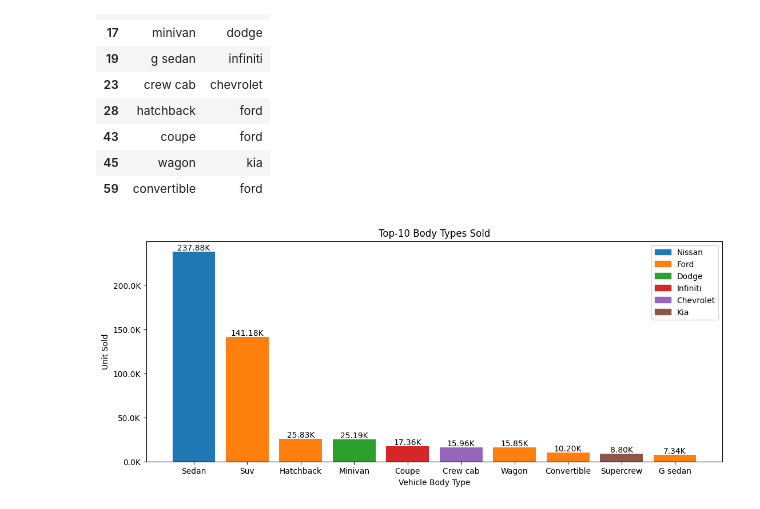
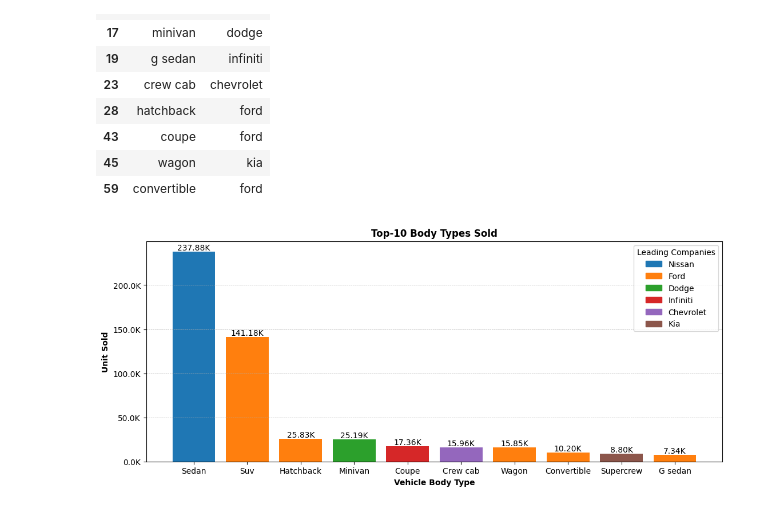
Before and after one commit to pranay-authankar/vehicle_sales_analytics, a Jupyter notebook: notebook/4_data_analysis.ipynb, the cells around one changed output. Cells and saved outputs as stored; diff of their text form; code cells hidden in the pictures.

Commit message:
11-09: added 1 chart, proceed with insight-14

```diff
--- a/notebook/4_data_analysis.ipynb
+++ b/notebook/4_data_analysis.ipynb
@@ -472,36 +472,43 @@ top_body_make_color_refer
 # %%
 # Graph
 
 plt.figure(figsize = (13, 5))
 
 x_axis = top_10_body["body"].str.capitalize()
 y_axis = top_10_body["units_sold"]
 
 companies = top_body_make_color_refer["make"].unique()
 
+# Color Allotment
 colors = plt.cm.tab10(range(len(companies)))
 color_map = dict(zip(companies, colors))
 bar_colors = top_body_make_color_refer["make"].map(color_map)
 
+# Plotting
 bars = plt.bar(x_axis, y_axis, color = bar_colors)
 plt.bar_label(bars, labels = [f"{x/1000:.2f}K" for x in bars.datavalues])
 
+# Formatting
 plt.gca().yaxis.set_major_formatter(
     ticker.FuncFormatter(lambda x, pos: f"{x/1000}K")
 )
 
+plt.grid(axis = "y", linestyle = "--", linewidth = 0.5)
+
+# Legend
 legend_items = [
     Patch(color = color_map[company], label = company.capitalize())
     for company in color_map
 ]
 
-plt.legend(handles = legend_items)
+plt.legend(handles = legend_items, title = "Leading Companies")
 
+# labels
+plt.xlabel("Vehicle Body Type", fontweight = "bold")
+plt.ylabel("Unit Sold", fontweight = "bold")
+plt.title("Top-10 Body Types Sold", fontweight = "bold", fontsize = 12)
 
-plt.xlabel("Vehicle Body Type")
-plt.ylabel("Unit Sold")
-plt.title("Top-10 Body Types Sold")
-
+plt.savefig("../charts/top_10_leading_body_types.png")
 plt.show()
 # %% [output]
-[figure, old version]
+[figure, new version]
```
Also changed, not shown: parts of 1 cell of this notebook, 2 other files.
